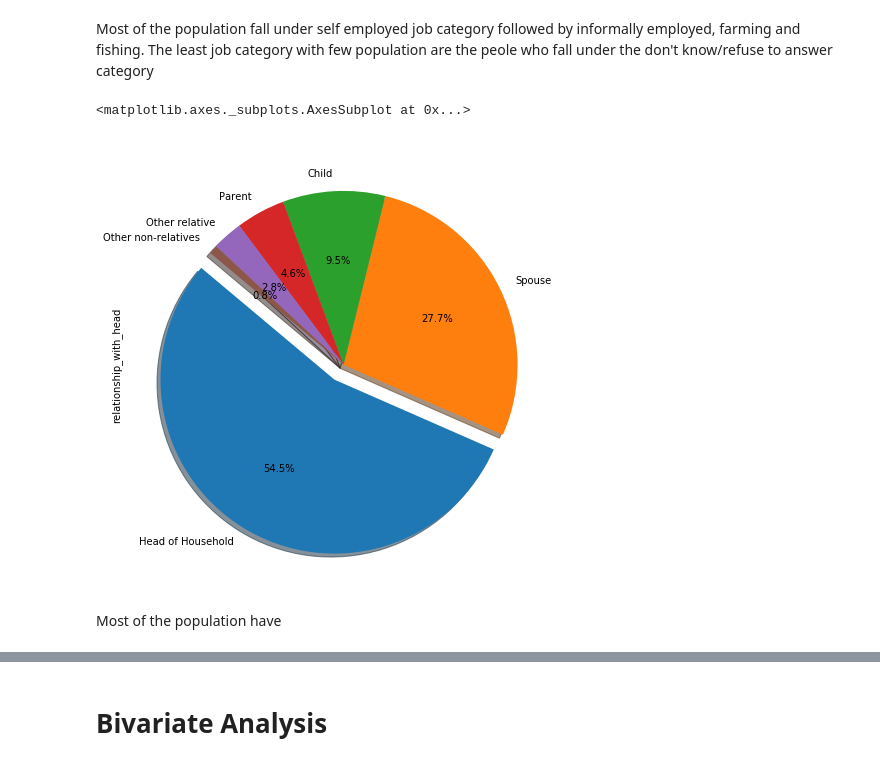
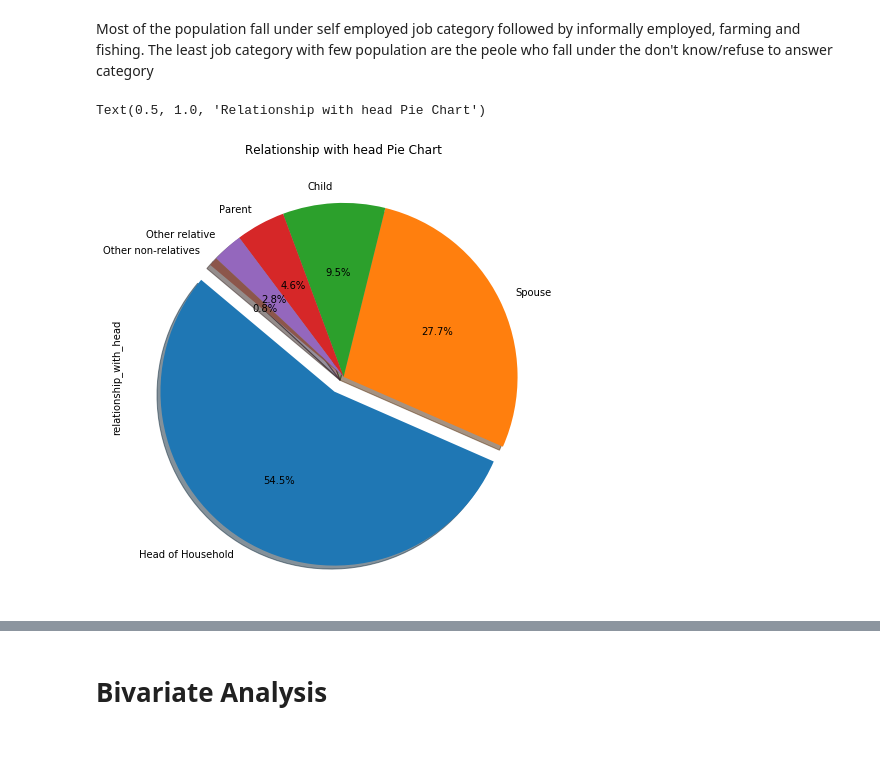
Before and after one commit to mwinzie/Financial-Outcomes, a Jupyter notebook: Moringa_Data_Science_Core_W2_Independent_Project_2019_08_Agnes_Mueni.ipynb, the cells around one changed output, grey strips where cells are left out. Cells and saved outputs as stored; diff of their text form; code cells hidden in the pictures.

```diff
--- a/Moringa_Data_Science_Core_W2_Independent_Project_2019_08_Agnes_Mueni.ipynb
+++ b/Moringa_Data_Science_Core_W2_Independent_Project_2019_08_Agnes_Mueni.ipynb
@@ -130,6 +173,9 @@ finance.boxplot(['respondent_age'])
 # %% [output]
 <matplotlib.axes._subplots.AxesSubplot at 0x...>
 [figure]
+# %%
+#dropping the rows that are unnecessary since the values are same for each respondent in every country
+finance.drop(['uniqueid'], axis = 1, inplace = True)
 # %%
 finance.year.unique()
 # %% [output]
@@ -294,10 +339,10 @@ plt.show()
 # %% [markdown]
 Most of the population fall under self employed job category followed by informally employed, farming and fishing. The least job category with few population are the peole who fall under the don't know/refuse to answer category
 # %%
+#pie chart to show the various relationship with the head of the family
 explode = (0.1,0,0,0,0,0)
 financeone.relationship_with_head.value_counts().plot.pie(autopct = '%1.1f%%', explode = explode,shadow = True, startangle = 140,figsize= (15,8))
+plt.title('Relationship with head Pie Chart')
 # %% [output]
-<matplotlib.axes._subplots.AxesSubplot at 0x...>
+Text(0.5, 1.0, 'Relationship with head Pie Chart')
-[figure, old version]
+[figure, new version]
-# %% [markdown]
-Most of the population have
```
Also changed, not shown: parts of 61 cells of this notebook.
